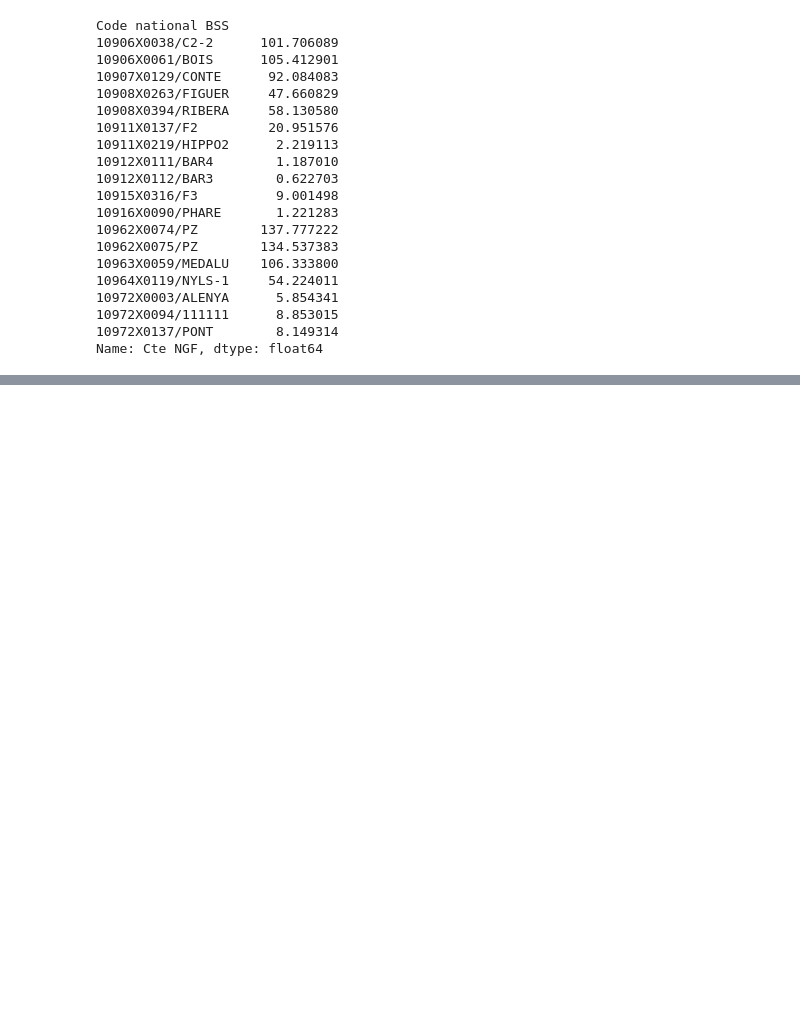
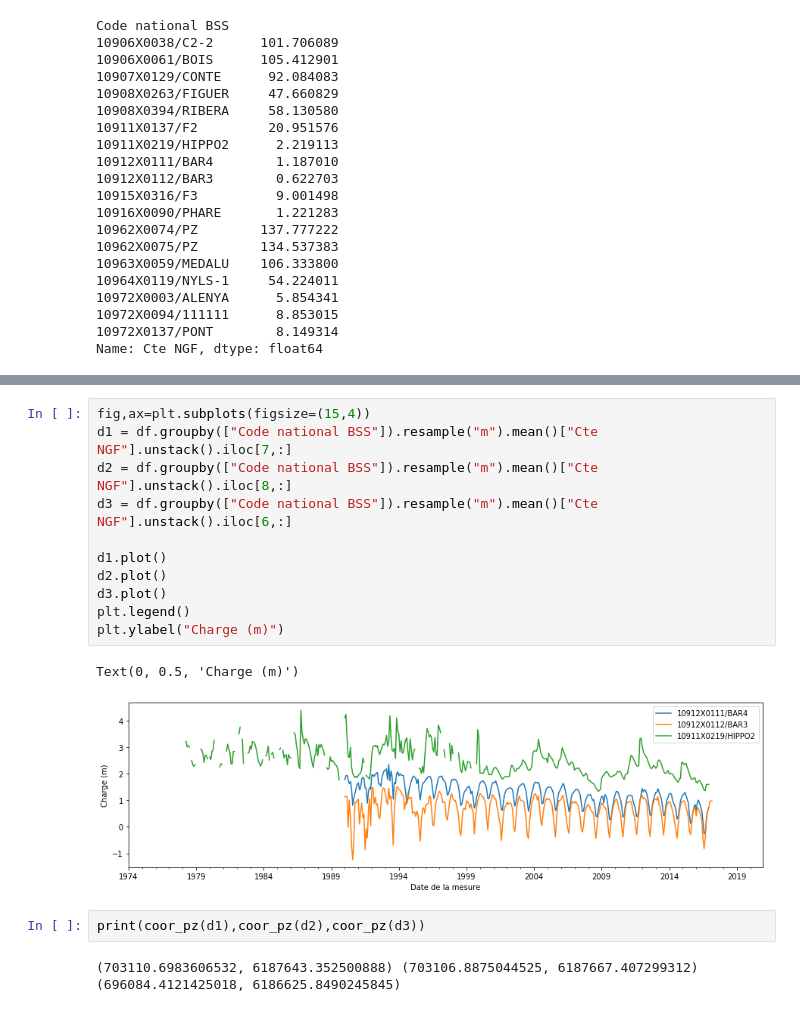
Before and after one commit to LudovicSchorpp/TM_Ludovic_Schorpp, a Jupyter notebook: codes_flopy/traitement_data/chroniques/chroniques.ipynb, the cells around one changed output, grey strips where cells are left out. Saved outputs shown, nothing was run; the diff lists cells and outputs as text; blank space fills up the shorter version.

```diff
--- a/codes_flopy/traitement_data/chroniques/chroniques.ipynb
+++ b/codes_flopy/traitement_data/chroniques/chroniques.ipynb
@@ -92,0 +118,18 @@ df.groupby(["Code national BSS"]).resample("w").mean()["Cte NGF"].unstack().iloc
+# %%
+fig,ax=plt.subplots(figsize=(15,4))
+d1 = df.groupby(["Code national BSS"]).resample("m").mean()["Cte NGF"].unstack().iloc[7,:]
+d2 = df.groupby(["Code national BSS"]).resample("m").mean()["Cte NGF"].unstack().iloc[8,:]
+d3 = df.groupby(["Code national BSS"]).resample("m").mean()["Cte NGF"].unstack().iloc[6,:]
+
+d1.plot()
+d2.plot()
+d3.plot()
+plt.legend()
+plt.ylabel("Charge (m)")
+# %% [output]
+Text(0, 0.5, 'Charge (m)')
+[figure, added]
+# %%
+print(coor_pz(d1),coor_pz(d2),coor_pz(d3))
+# %% [output]
+(703110.6983606532, 6187643.352500888) (703106.8875044525, 6187667.407299312) (696084.4121425018, 6186625.8490245845)
```
Also changed, not shown: parts of 5 cells of this notebook, 5 other files.
